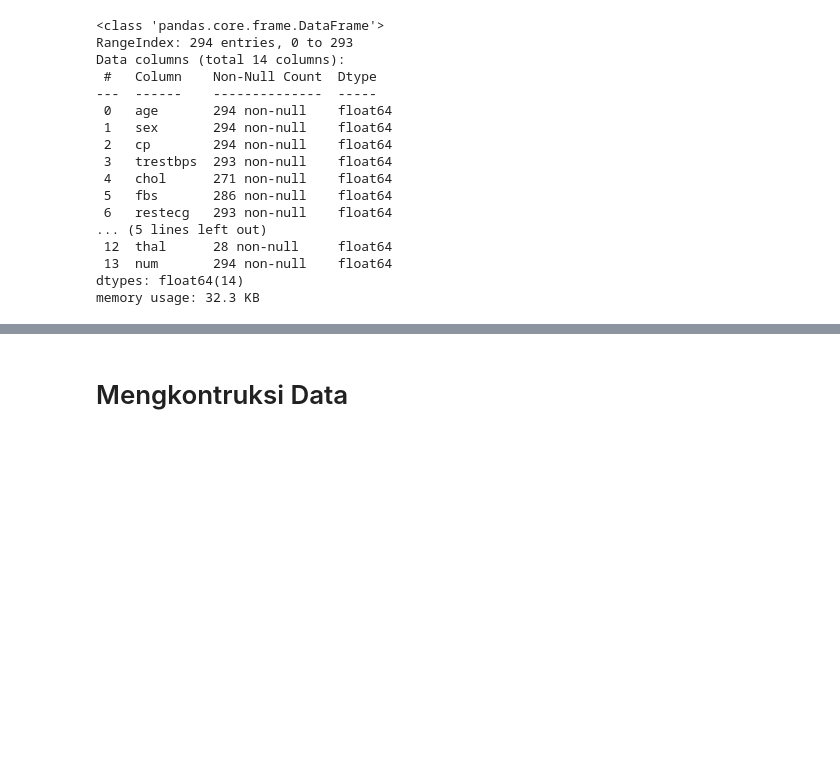
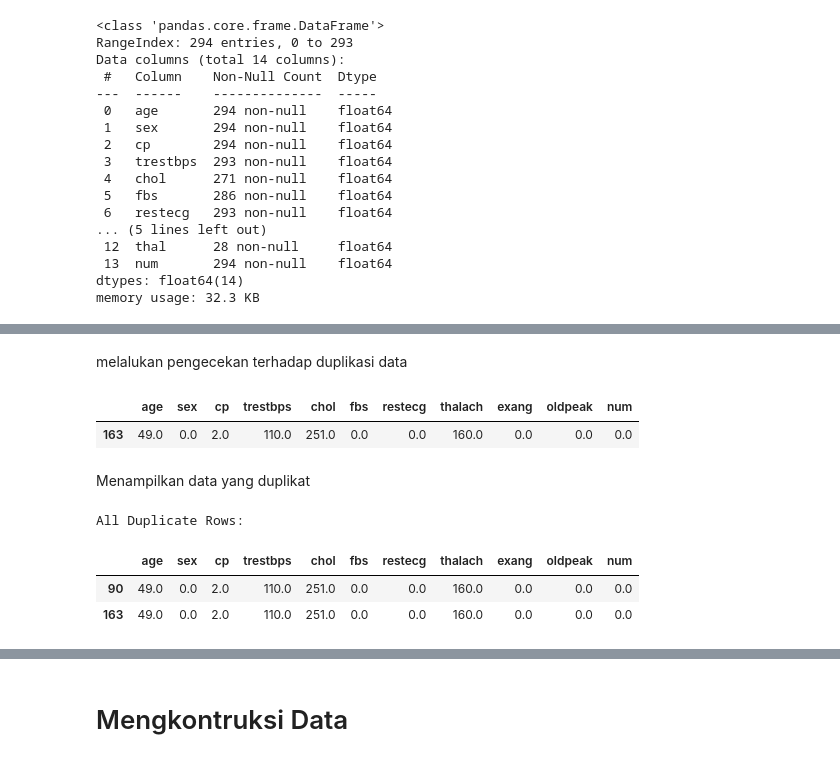
Before and after one commit to lenocahya/heart-disease-bk, a Jupyter notebook: heart_disease.ipynb, the cells around one changed output, grey strips where cells are left out. Saved outputs shown, nothing was run; the diff lists cells and outputs as text; code cells hidden in the pictures; blank space fills up the shorter version.

```diff
--- a/heart_disease.ipynb
+++ b/heart_disease.ipynb
@@ -307,0 +337,7 @@ columns_to_drop = ['slop', 'ca', 'thal']
+# %%
+meanTBPS = df_selected['trestbps'].dropna()
+meanChol = df_selected['chol'].dropna()
+meanfbs = df_selected['fbs'].dropna()
+meanRestCG = df_selected['restecg'].dropna()
+meanthalach = df_selected['thalach'].dropna()
+meanexang = df_selected['exang'].dropna()
@@ -307,0 +400,18 @@ columns_to_drop = ['slop', 'ca', 'thal']
+# %% [markdown]
+melalukan pengecekan terhadap duplikasi data
+# %%
+duplicate_rows = dfClean.duplicated()
+dfClean[duplicate_rows]
+# %% [output]
+|  | age | sex | cp | trestbps | chol | fbs | restecg | thalach | exang | oldpeak | num |
+| 163 | 49.0 | 0.0 | 2.0 | 110.0 | 251.0 | 0.0 | 0.0 | 160.0 | 0.0 | 0.0 | 0.0 |
+# %% [markdown]
+Menampilkan data yang duplikat
+# %%
+print("All Duplicate Rows:")
+dfClean[dfClean.duplicated(keep=False)]
+# %% [output]
+All Duplicate Rows:
+|  | age | sex | cp | trestbps | chol | fbs | restecg | thalach | exang | oldpeak | num |
+| 90 | 49.0 | 0.0 | 2.0 | 110.0 | 251.0 | 0.0 | 0.0 | 160.0 | 0.0 | 0.0 | 0.0 |
+| 163 | 49.0 | 0.0 | 2.0 | 110.0 | 251.0 | 0.0 | 0.0 | 160.0 | 0.0 | 0.0 | 0.0 |
```
Also changed, not shown: parts of 28 cells of this notebook.
